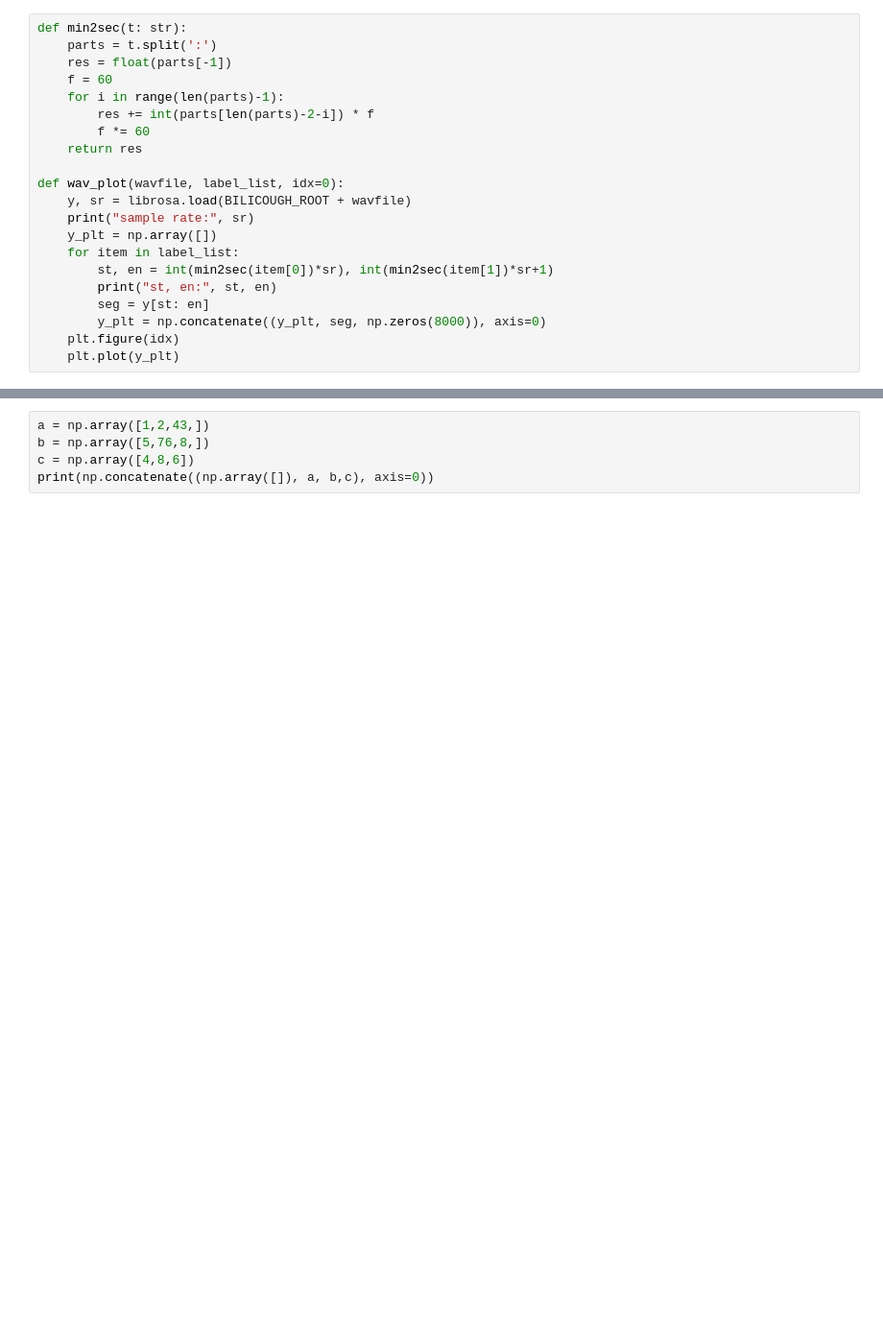
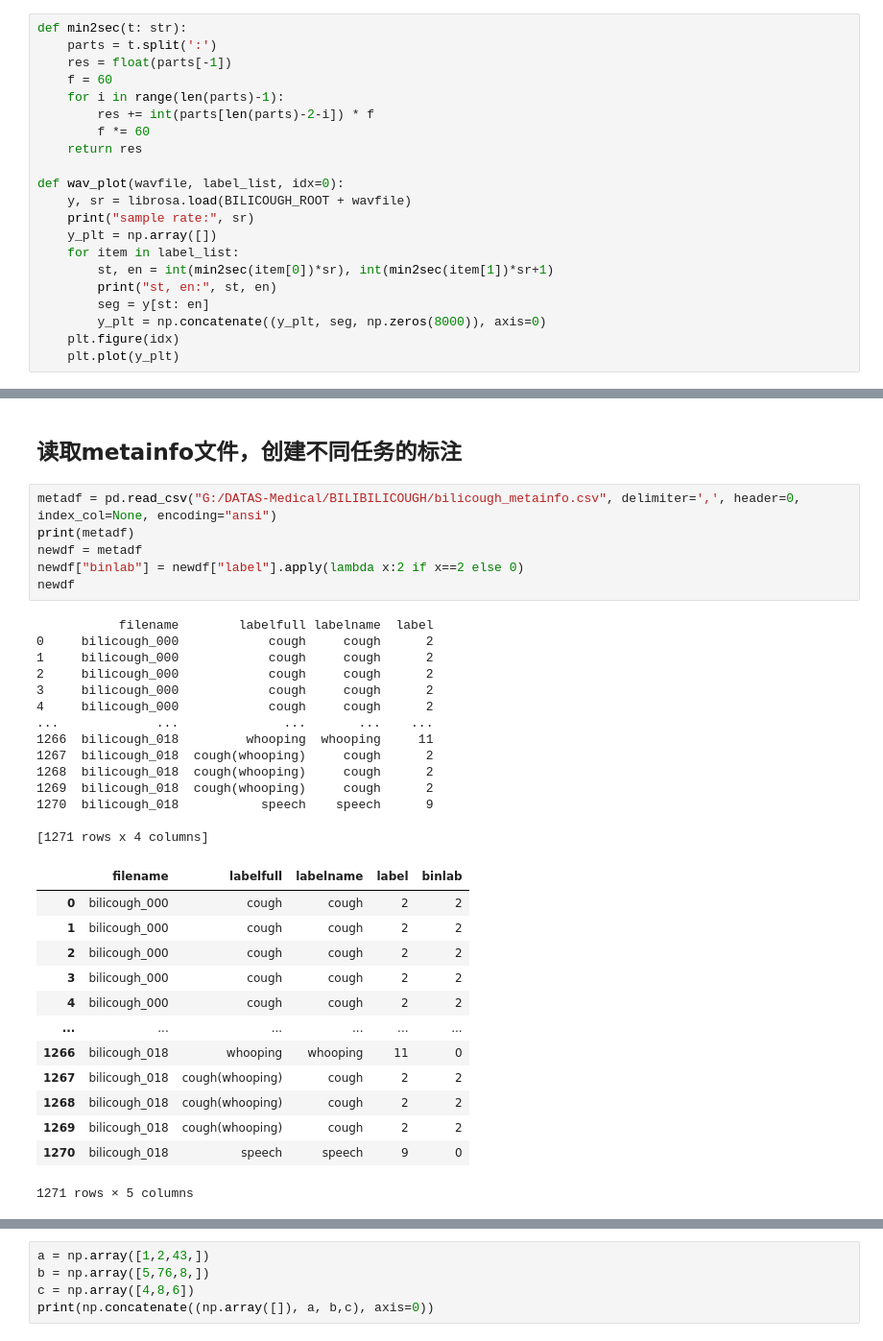
Before and after one commit to ZhaoKe1024/SoundDL-CoughVID, a Jupyter notebook: bilicough_segment.ipynb, the cells around one changed output, grey strips where cells are left out. Shown: that part at 96% size. Saved outputs shown, nothing was run; the diff lists cells and outputs as text; blank space fills up the shorter version.

```diff
--- a/bilicough_segment.ipynb
+++ b/bilicough_segment.ipynb
@@ -128,0 +260,36 @@ for idx, name in enumerate(name_list):
+# %% [markdown]
+## 读取metainfo文件，创建不同任务的标注
+# %%
+metadf = pd.read_csv("G:/DATAS-Medical/BILIBILICOUGH/bilicough_metainfo.csv", delimiter=',', header=0, index_col=None, encoding="ansi")
+print(metadf)
+newdf = metadf
+newdf["binlab"] = newdf["label"].apply(lambda x:2 if x==2 else 0)
+newdf
+# %% [output]
+           filename        labelfull labelname  label
+0     bilicough_000            cough     cough      2
+1     bilicough_000            cough     cough      2
+2     bilicough_000            cough     cough      2
+3     bilicough_000            cough     cough      2
+4     bilicough_000            cough     cough      2
+...             ...              ...       ...    ...
+1266  bilicough_018         whooping  whooping     11
+1267  bilicough_018  cough(whooping)     cough      2
+1268  bilicough_018  cough(whooping)     cough      2
+1269  bilicough_018  cough(whooping)     cough      2
+1270  bilicough_018           speech    speech      9
+
+[1271 rows x 4 columns]
+|  | filename | labelfull | labelname | label | binlab |
+| 0 | bilicough_000 | cough | cough | 2 | 2 |
+| 1 | bilicough_000 | cough | cough | 2 | 2 |
+| 2 | bilicough_000 | cough | cough | 2 | 2 |
+| 3 | bilicough_000 | cough | cough | 2 | 2 |
+| 4 | bilicough_000 | cough | cough | 2 | 2 |
+| ... | ... | ... | ... | ... | ... |
+| 1266 | bilicough_018 | whooping | whooping | 11 | 0 |
+| 1267 | bilicough_018 | cough(whooping) | cough | 2 | 2 |
+| 1268 | bilicough_018 | cough(whooping) | cough | 2 | 2 |
+| 1269 | bilicough_018 | cough(whooping) | cough | 2 | 2 |
+| 1270 | bilicough_018 | speech | speech | 9 | 0 |
+1271 rows × 5 columns
```
Also changed, not shown: parts of 12 cells of this notebook.
